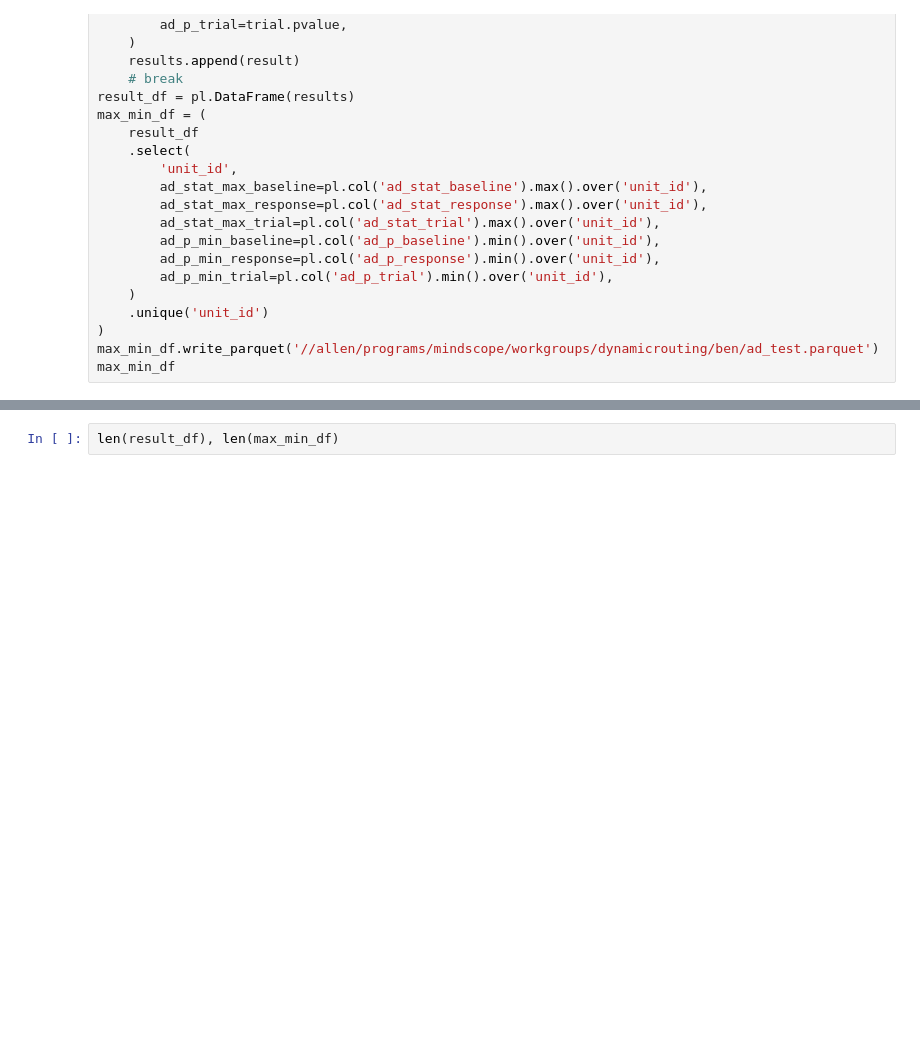
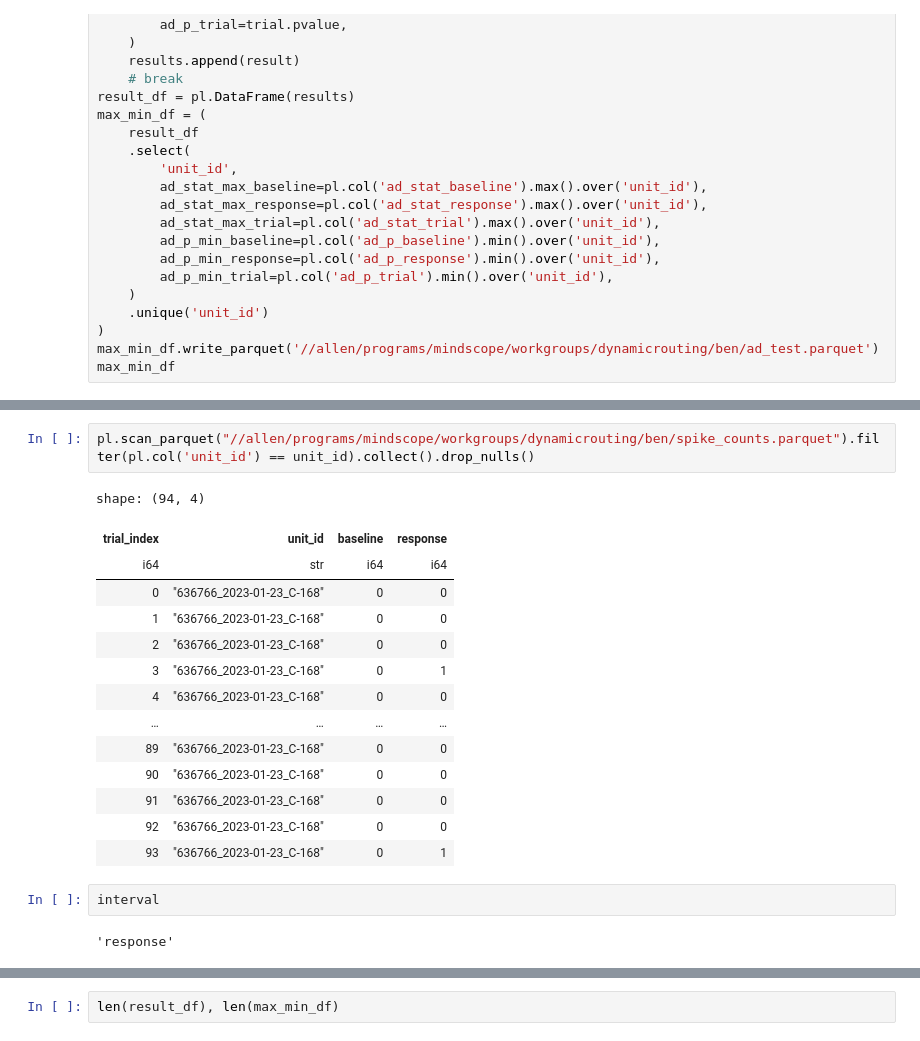
Before and after one commit to AllenNeuralDynamics/dynamic-routing-unit-drift-qc-dashboard, a Jupyter notebook: notebooks/ad_test.ipynb, the cells around one changed output, grey strips where cells are left out. Cells and saved outputs as stored; diff of their text form; blank space fills up the shorter version.

```diff
--- a/notebooks/ad_test.ipynb
+++ b/notebooks/ad_test.ipynb
@@ -107,0 +204,21 @@ max_min_df
+# %%
+pl.scan_parquet("//allen/programs/mindscope/workgroups/dynamicrouting/ben/spike_counts.parquet").filter(pl.col('unit_id') == unit_id).collect().drop_nulls()
+# %% [output]
+shape: (94, 4)
+| trial_index | unit_id | baseline | response |
+| i64 | str | i64 | i64 |
+| 0 | "636766_2023-01-23_C-168" | 0 | 0 |
+| 1 | "636766_2023-01-23_C-168" | 0 | 0 |
+| 2 | "636766_2023-01-23_C-168" | 0 | 0 |
+| 3 | "636766_2023-01-23_C-168" | 0 | 1 |
+| 4 | "636766_2023-01-23_C-168" | 0 | 0 |
+| … | … | … | … |
+| 89 | "636766_2023-01-23_C-168" | 0 | 0 |
+| 90 | "636766_2023-01-23_C-168" | 0 | 0 |
+| 91 | "636766_2023-01-23_C-168" | 0 | 0 |
+| 92 | "636766_2023-01-23_C-168" | 0 | 0 |
+| 93 | "636766_2023-01-23_C-168" | 0 | 1 |
+# %%
+interval
+# %% [output]
+'response'
```
Also changed, not shown: parts of 8 cells of this notebook.
